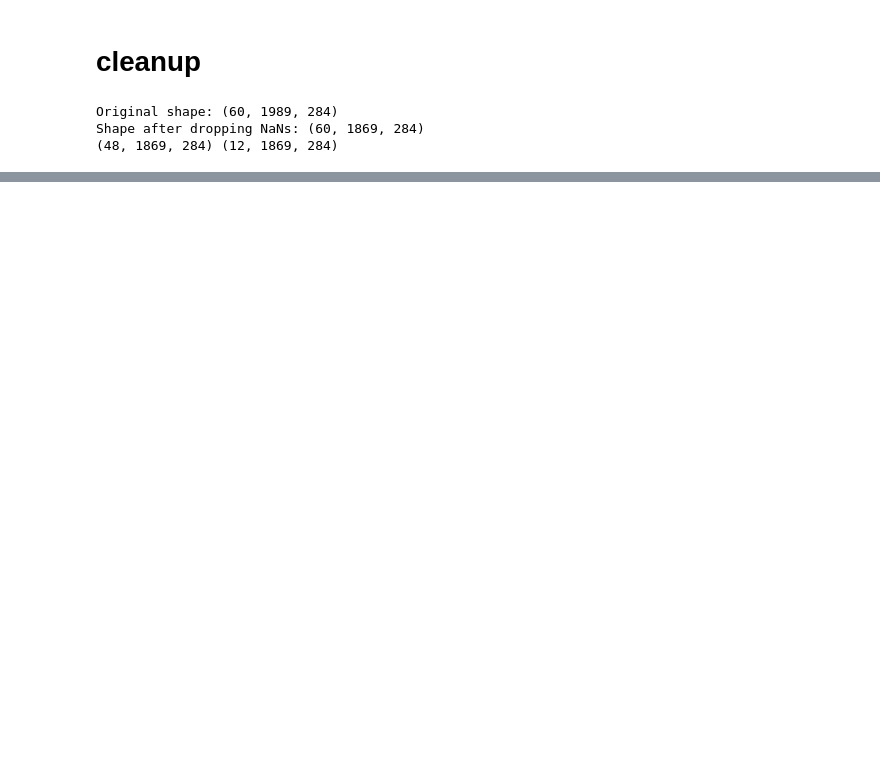
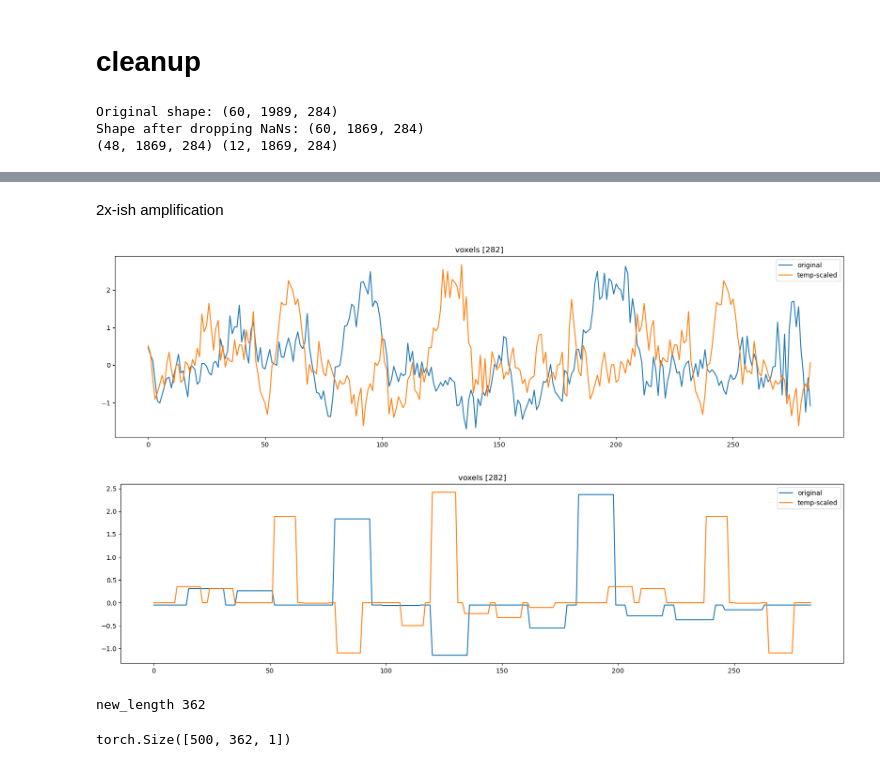
Before and after one commit to fedemengo/CS-433-ML4S, a Jupyter notebook: model_selections.ipynb, the cells around one changed output, grey strips where cells are left out. Drawn from its saved outputs; the diff is of its cells as text; code cells hidden in the pictures; blank space fills up the shorter version.

```diff
--- a/model_selections.ipynb
+++ b/model_selections.ipynb
@@ -722,0 +832,30 @@ array(['118932_RL', '113619_LR', '211417_LR', '239944_LR', '103818_LR',
+# %% [markdown]
+2x-ish amplification
+# %%
+pick = 1
+voxels = np.random.choice(xts.shape[0], size=pick, replace=False)
+
+plt.figure(figsize=(20, 5))
+plt.title(f"voxels {voxels}")
+plt.plot(X_train_t[voxels, :].squeeze(2).T-0.05, label="original")
+plt.plot(xts[voxels, :].squeeze(2).T, label="temp-scaled")
+plt.legend()
+plt.show()
+
+plt.figure(figsize=(20, 5))
+plt.title(f"voxels {voxels}")
+plt.plot(y_train_t[voxels , :].T -0.05, label="original")
+plt.plot(yts[voxels, :].T, label="temp-scaled")
+plt.legend()
+plt.show()
+# %% [output]
+[figure, added]
+[figure, added]
+# %%
+xts_untrimmed, yts_untrimmed = temporal_scale(X_train_t[:500], y_train_t[:500], scale_range=(0.5, 2), ratio=0.7, keep_len=False)
+# %% [output]
+new_length 362
+# %%
+xts_untrimmed.shape
+# %% [output]
+torch.Size([500, 362, 1])
```
Also changed, not shown: parts of 21 cells of this notebook.
